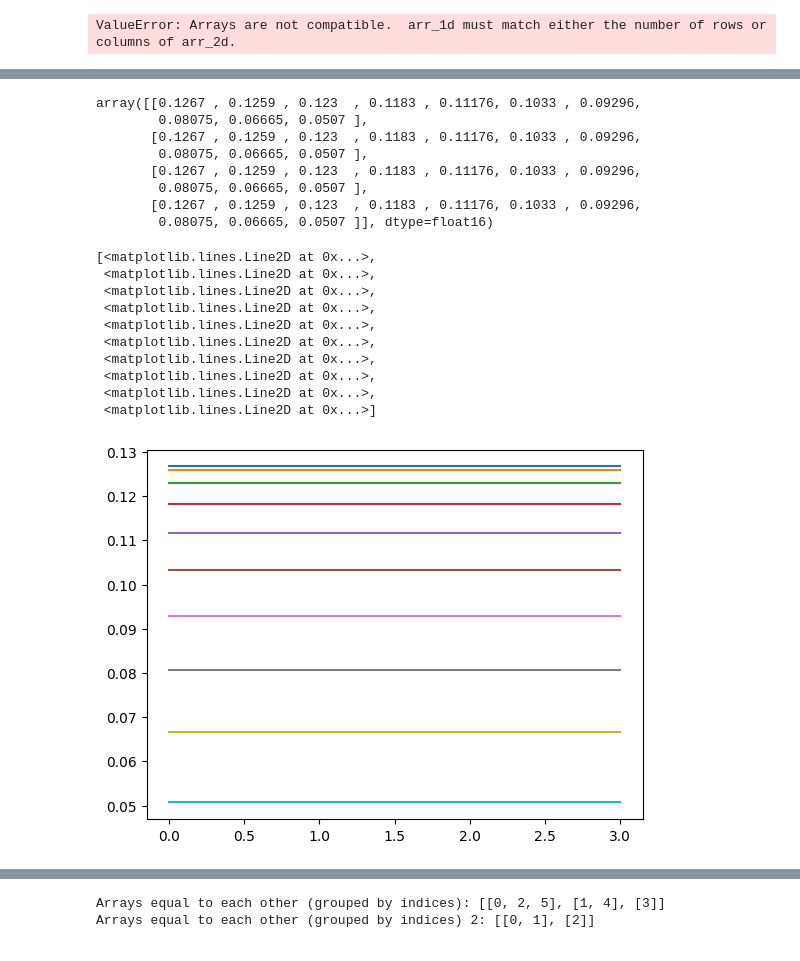
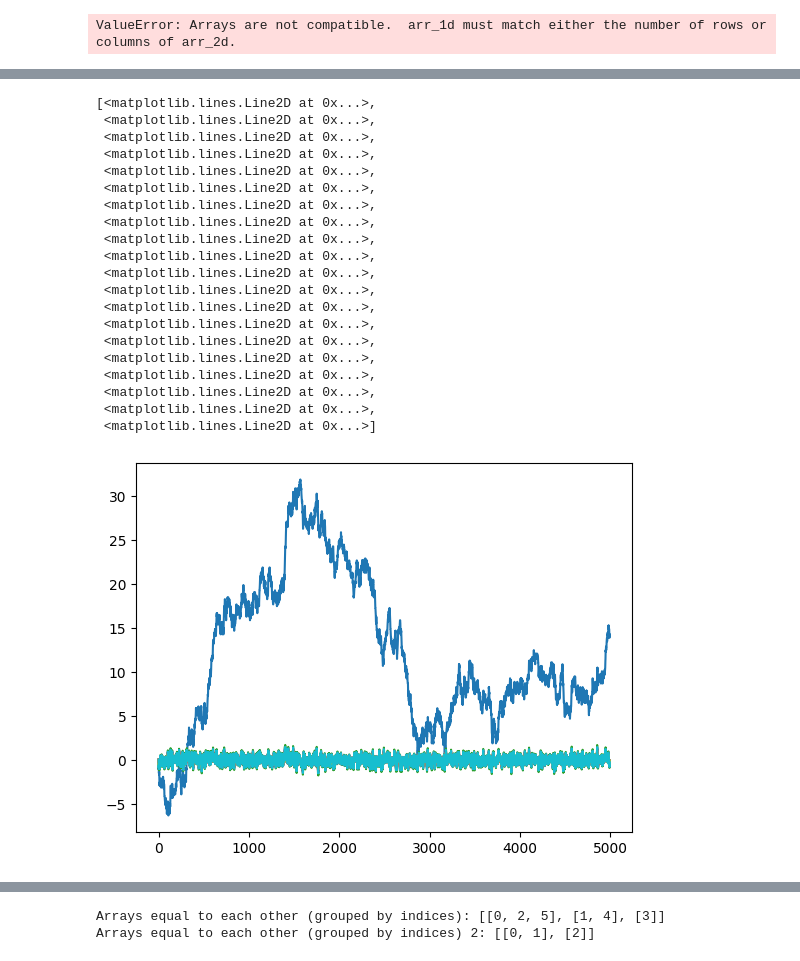
Before and after one commit to okuhlemadondo/Formulaic-Alpha-Search, a Jupyter notebook: transform-implementations.ipynb, the cells around one changed output, grey strips where cells are left out. Saved outputs shown, nothing was run; the diff lists cells and outputs as text; code cells hidden in the pictures.

```diff
--- a/transform-implementations.ipynb
+++ b/transform-implementations.ipynb
@@ -500,6 +626,8 @@ if __name__ == '__main__':
 
     result = subtract_2d_from_1d(arr_1d, arr_2d)
     print(result)
+
+result = subtract_2d_from_1d(time_series[9:], convolved_output[:, 0:49])
 # %% [output]
 [[ 9 18 27 36 45]
  [ 4 13 22 31 40]
@@ -641,6 +772,9 @@ if __name__ == '__main__':
     # Run CuPy version and see that the code runs faster
     gpu_time = timeit.timeit(lambda: subtract_2d_from_1d_flexible_cupy(arr_1d, arr_2d_mn), number=10)
     print(f"CuPy time: {gpu_time}")
+
+    resid = subtract_2d_from_1d(time_series[9:], convolved_output[:, 0:49])
+    print(resid.shape)
 # %% [output]
 Result (m, n) on GPU:
  [[-3. -3. -3.]
@@ -730,25 +789,24 @@ equal_kf
-# %%
-kernel_functions[0][equal_kf[173]]
-# %% [output]
-array([[0.1267 , 0.1259 , 0.123  , 0.1183 , 0.11176, 0.1033 , 0.09296,
-        0.08075, 0.06665, 0.0507 ],
-       [0.1267 , 0.1259 , 0.123  , 0.1183 , 0.11176, 0.1033 , 0.09296,
-        0.08075, 0.06665, 0.0507 ],
-       [0.1267 , 0.1259 , 0.123  , 0.1183 , 0.11176, 0.1033 , 0.09296,
-        0.08075, 0.06665, 0.0507 ],
-       [0.1267 , 0.1259 , 0.123  , 0.1183 , 0.11176, 0.1033 , 0.09296,
-        0.08075, 0.06665, 0.0507 ]], dtype=float16)
 # %%
-plt.plot(kernel_functions[0][equal_kf[173]])
+plt.plot(resid[:,0:20])
 # %% [output]
 [<matplotlib.lines.Line2D at 0x...>,
  <matplotlib.lines.Line2D at 0x...>,
  <matplotlib.lines.Line2D at 0x...>,
  <matplotlib.lines.Line2D at 0x...>,
  <matplotlib.lines.Line2D at 0x...>,
  <matplotlib.lines.Line2D at 0x...>,
  <matplotlib.lines.Line2D at 0x...>,
  <matplotlib.lines.Line2D at 0x...>,
  <matplotlib.lines.Line2D at 0x...>,
+ <matplotlib.lines.Line2D at 0x...>,
+ <matplotlib.lines.Line2D at 0x...>,
+ <matplotlib.lines.Line2D at 0x...>,
+ <matplotlib.lines.Line2D at 0x...>,
+ <matplotlib.lines.Line2D at 0x...>,
+ <matplotlib.lines.Line2D at 0x...>,
+ <matplotlib.lines.Line2D at 0x...>,
+ <matplotlib.lines.Line2D at 0x...>,
+ <matplotlib.lines.Line2D at 0x...>,
+ <matplotlib.lines.Line2D at 0x...>,
  <matplotlib.lines.Line2D at 0x...>]
-[figure, old version]
+[figure, new version]
```
Also changed, not shown: parts of 22 cells of this notebook.
